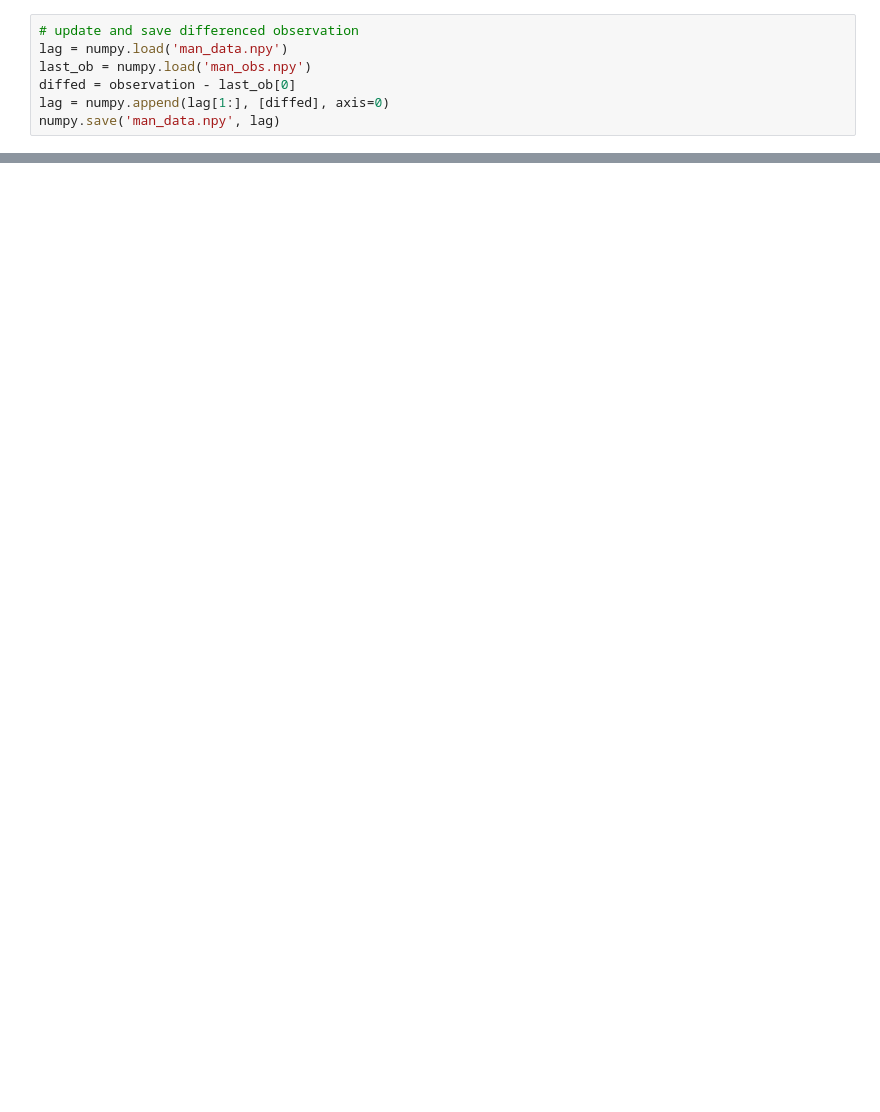
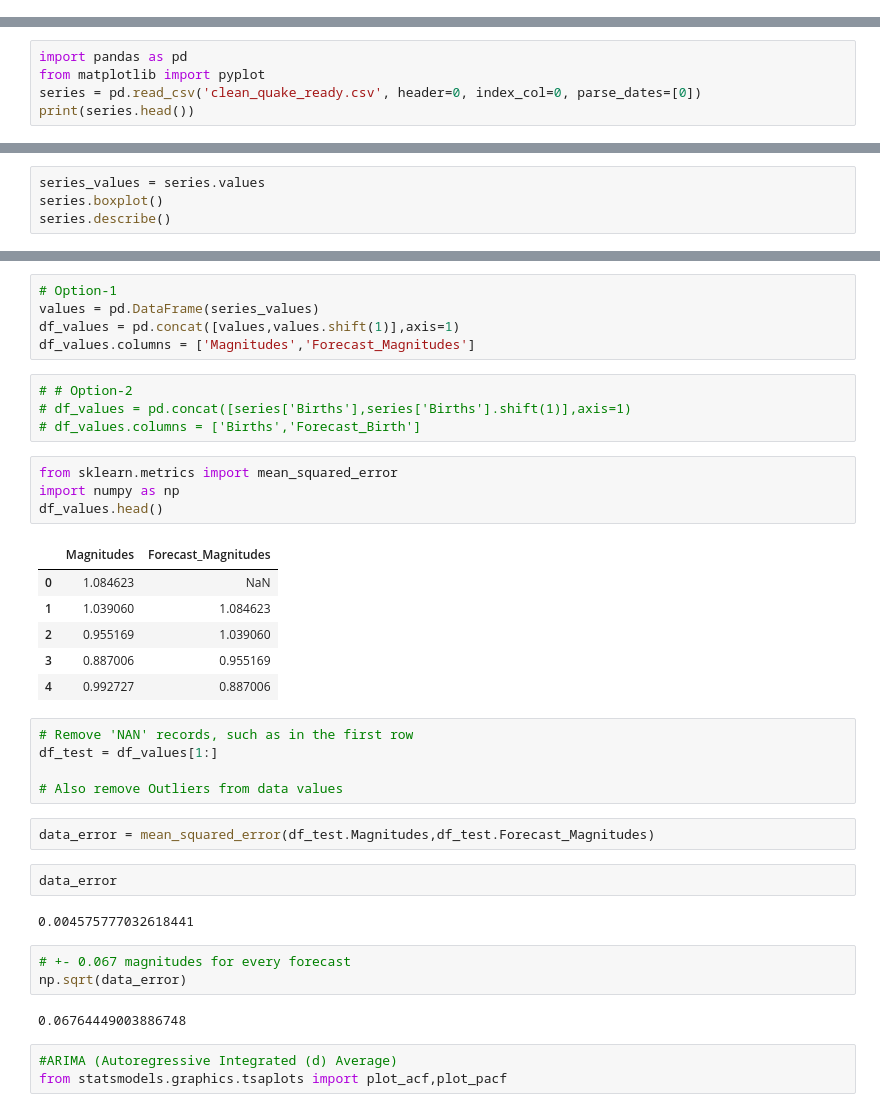
Before and after one commit to ariansadri/Everything_Everywhere_Machine_Learning_Project, a Jupyter notebook: ML_Predictions_Quakes/ML_Predictions_Quakes.ipynb, the cells around one changed output, grey strips where cells are left out. Drawn from its saved outputs; the diff is of its cells as text; blank space fills up the shorter version.

Commit message:
Quakes

```diff
--- a/ML_Predictions_Quakes/ML_Predictions_Quakes.ipynb
+++ b/ML_Predictions_Quakes/ML_Predictions_Quakes.ipynb
@@ -261,7 +0,0 @@ observation = 48
-# %%
-# update and save differenced observation
-lag = numpy.load('man_data.npy')
-last_ob = numpy.load('man_obs.npy')
-diffed = observation - last_ob[0]
-lag = numpy.append(lag[1:], [diffed], axis=0)
-numpy.save('man_data.npy', lag)
@@ -271,0 +3,5 @@ numpy.save('man_obs.npy', last_ob)
+# %%
+import pandas as pd
+from matplotlib import pyplot
+series = pd.read_csv('clean_quake_ready.csv', header=0, index_col=0, parse_dates=[0])
+print(series.head())
@@ -271,0 +25,4 @@ numpy.save('man_obs.npy', last_ob)
+# %%
+series_values = series.values
+series.boxplot()
+series.describe()
@@ -271,0 +61,39 @@ numpy.save('man_obs.npy', last_ob)
+# %%
+# Option-1
+values = pd.DataFrame(series_values)
+df_values = pd.concat([values,values.shift(1)],axis=1)
+df_values.columns = ['Magnitudes','Forecast_Magnitudes']
+# %%
+# # Option-2
+# df_values = pd.concat([series['Births'],series['Births'].shift(1)],axis=1)
+# df_values.columns = ['Births','Forecast_Birth']
+# %%
+from sklearn.metrics import mean_squared_error
+import numpy as np
+df_values.head()
+# %% [output]
+|  | Magnitudes | Forecast_Magnitudes |
+| 0 | 1.084623 | NaN |
+| 1 | 1.039060 | 1.084623 |
+| 2 | 0.955169 | 1.039060 |
+| 3 | 0.887006 | 0.955169 |
+| 4 | 0.992727 | 0.887006 |
+# %%
+# Remove 'NAN' records, such as in the first row
+df_test = df_values[1:]
+
+# Also remove Outliers from data values
+# %%
+data_error = mean_squared_error(df_test.Magnitudes,df_test.Forecast_Magnitudes)
+# %%
+data_error
+# %% [output]
+0.004575777032618441
+# %%
+# +- 0.067 magnitudes for every forecast
+np.sqrt(data_error)
+# %% [output]
+0.06764449003886748
+# %%
+#ARIMA (Autoregressive Integrated (d) Average)
+from statsmodels.graphics.tsaplots import plot_acf,plot_pacf
```
Also changed, not shown: parts of 68 cells of this notebook, 5 other files.
